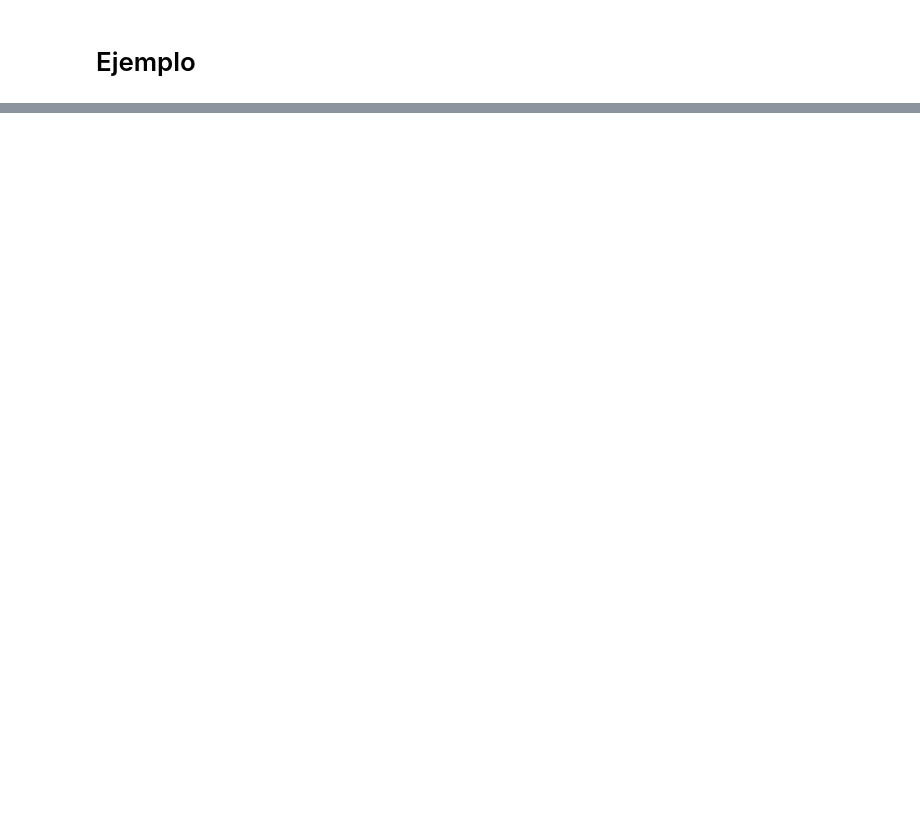
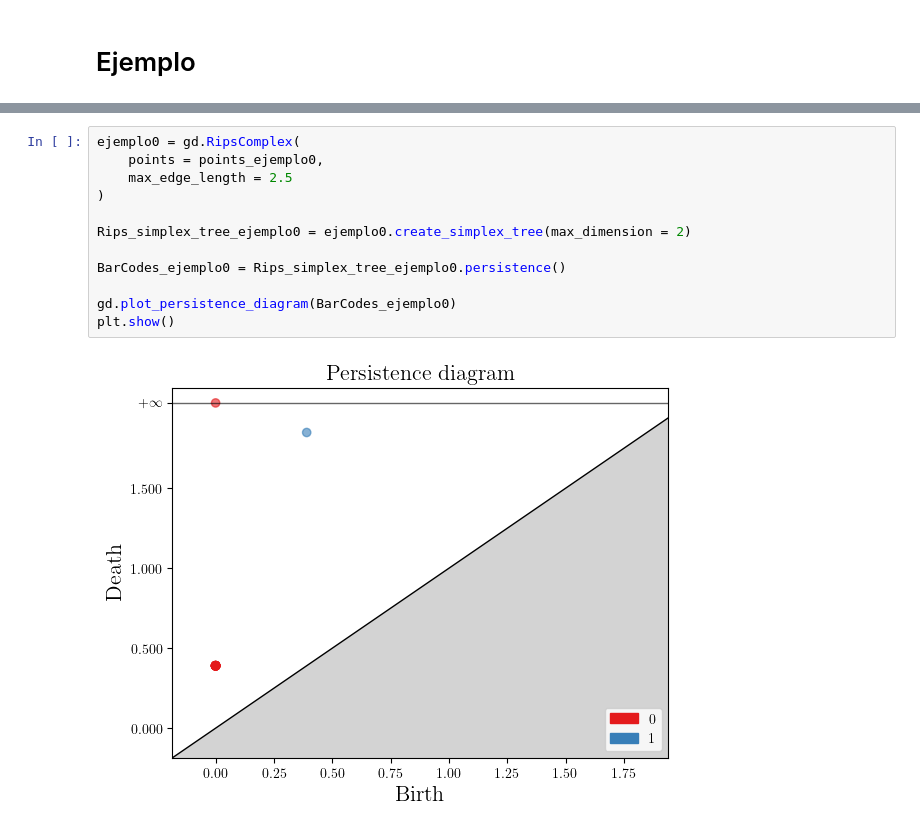
Before and after one commit to SneikF/PersistenceHomologyExamples, a Jupyter notebook: PersistenceHomologyExample.ipynb, the cells around one changed output, grey strips where cells are left out. Cells and saved outputs as stored; diff of their text form; blank space fills up the shorter version.

```diff
--- a/PersistenceHomologyExample.ipynb
+++ b/PersistenceHomologyExample.ipynb
@@ -325,0 +23,14 @@ plt.axis('equal');
+# %%
+ejemplo0 = gd.RipsComplex(
+    points = points_ejemplo0,
+    max_edge_length = 2.5
+)
+
+Rips_simplex_tree_ejemplo0 = ejemplo0.create_simplex_tree(max_dimension = 2)
+
+BarCodes_ejemplo0 = Rips_simplex_tree_ejemplo0.persistence()
+
+gd.plot_persistence_diagram(BarCodes_ejemplo0)
+plt.show()
+# %% [output]
+[figure, added]
```
Also changed, not shown: parts of 61 cells of this notebook.
